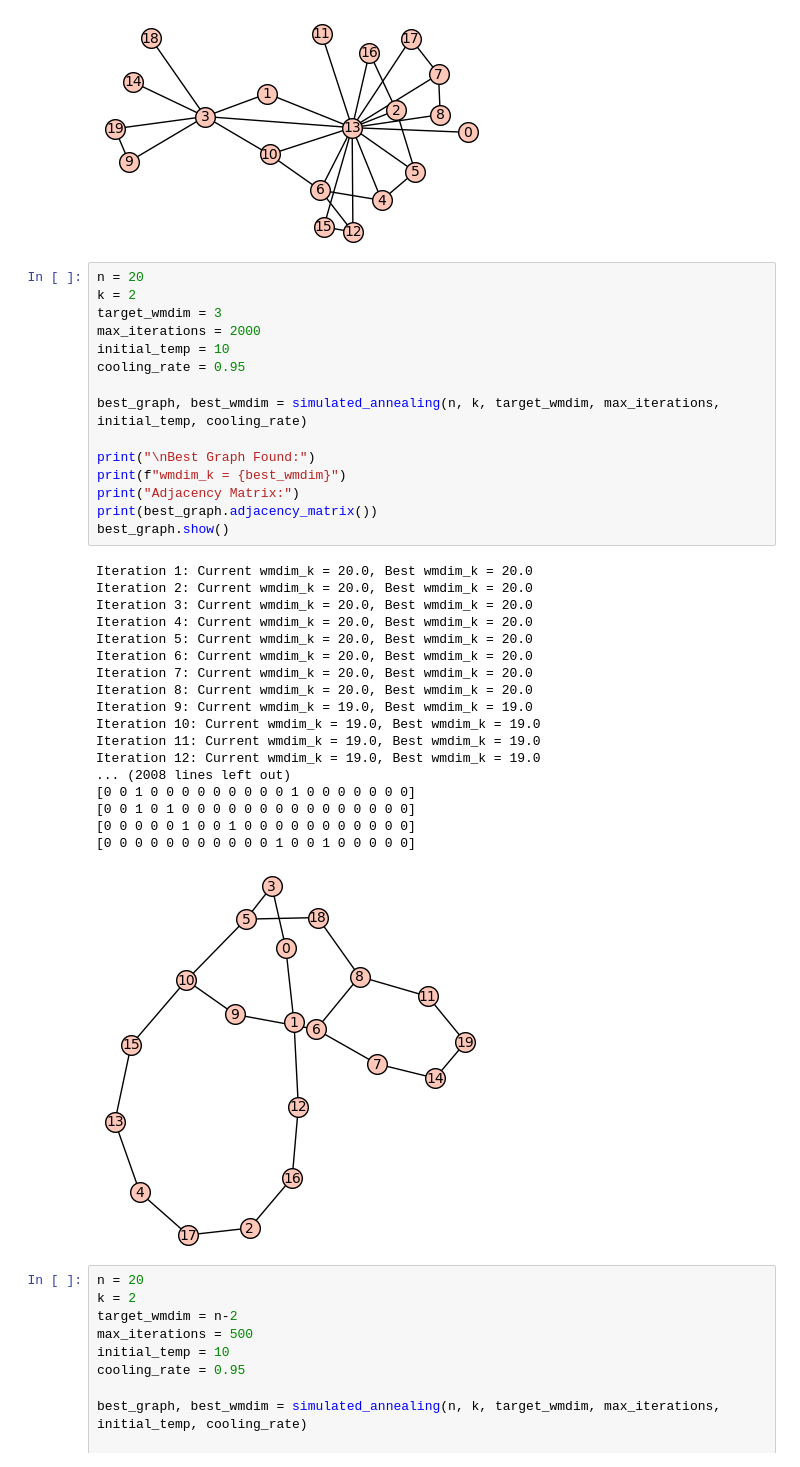
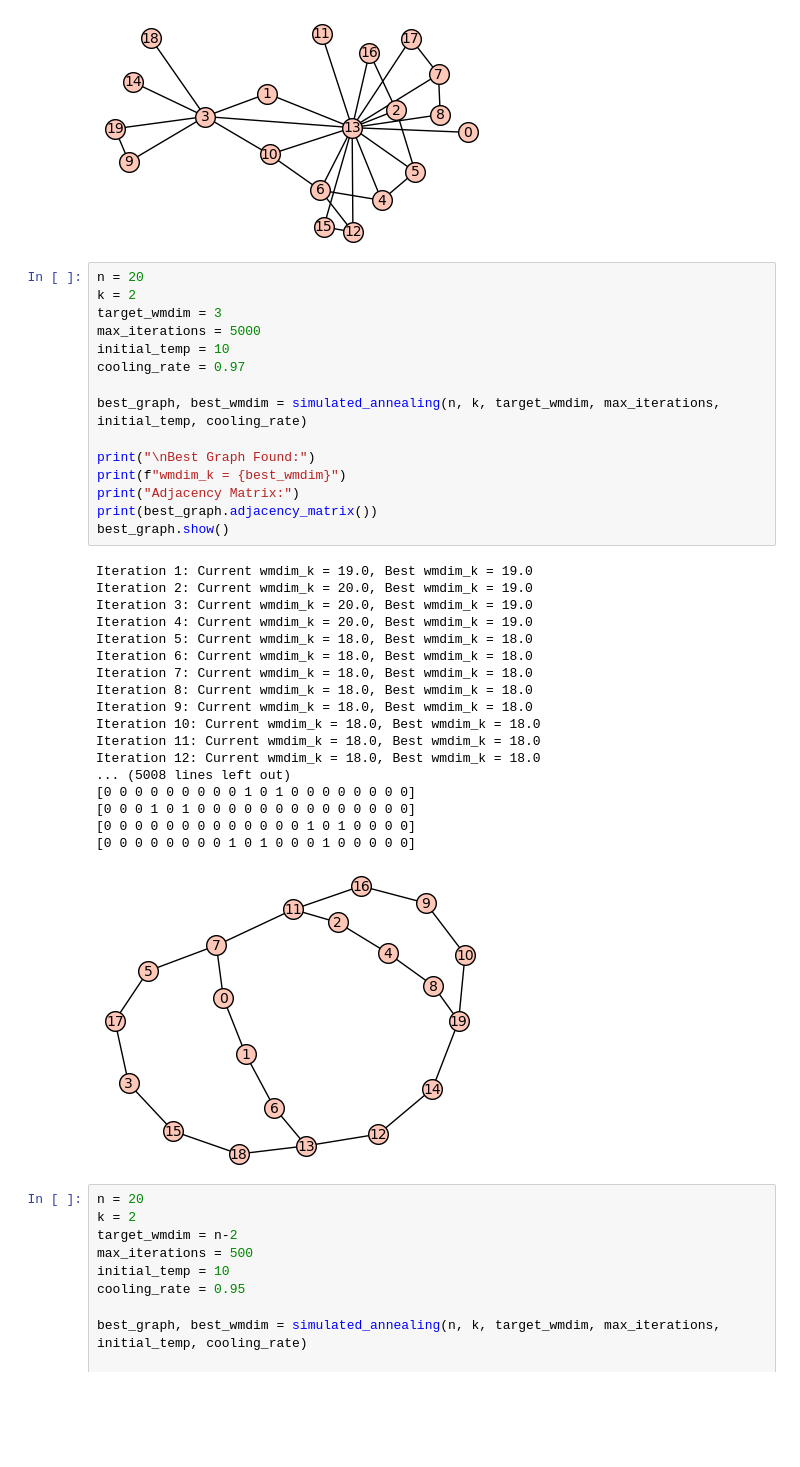
Before and after one commit to lanmedle/Weak-Mixed-kMetric-Dimension, a Jupyter notebook: hill_climbing.ipynb, the cells around one changed output. Saved outputs shown, nothing was run; the diff lists cells and outputs as text; blank space fills up the shorter version.

```diff
--- a/hill_climbing.ipynb
+++ b/hill_climbing.ipynb
@@ -244,37 +244,37 @@ Iteration 12: Current wmdim_k = 10.0, Best wmdim_k = 10.0
 # %%
 n = 20
 k = 2
 target_wmdim = 3
-max_iterations = 2000
+max_iterations = 5000
 initial_temp = 10
-cooling_rate = 0.95
+cooling_rate = 0.97
 
 best_graph, best_wmdim = simulated_annealing(n, k, target_wmdim, max_iterations, initial_temp, cooling_rate)
 
 print("\nBest Graph Found:")
 print(f"wmdim_k = {best_wmdim}")
 print("Adjacency Matrix:")
 print(best_graph.adjacency_matrix())
 best_graph.show()
 # %% [output]
-Iteration 1: Current wmdim_k = 20.0, Best wmdim_k = 20.0
-Iteration 2: Current wmdim_k = 20.0, Best wmdim_k = 20.0
-Iteration 3: Current wmdim_k = 20.0, Best wmdim_k = 20.0
-Iteration 4: Current wmdim_k = 20.0, Best wmdim_k = 20.0
-Iteration 5: Current wmdim_k = 20.0, Best wmdim_k = 20.0
-Iteration 6: Current wmdim_k = 20.0, Best wmdim_k = 20.0
-Iteration 7: Current wmdim_k = 20.0, Best wmdim_k = 20.0
-Iteration 8: Current wmdim_k = 20.0, Best wmdim_k = 20.0
-Iteration 9: Current wmdim_k = 19.0, Best wmdim_k = 19.0
-Iteration 10: Current wmdim_k = 19.0, Best wmdim_k = 19.0
-Iteration 11: Current wmdim_k = 19.0, Best wmdim_k = 19.0
-Iteration 12: Current wmdim_k = 19.0, Best wmdim_k = 19.0
-... (2008 lines left out)
-[0 0 1 0 0 0 0 0 0 0 0 0 1 0 0 0 0 0 0 0]
-[0 0 1 0 1 0 0 0 0 0 0 0 0 0 0 0 0 0 0 0]
-[0 0 0 0 0 1 0 0 1 0 0 0 0 0 0 0 0 0 0 0]
-[0 0 0 0 0 0 0 0 0 0 0 1 0 0 1 0 0 0 0 0]
+Iteration 1: Current wmdim_k = 19.0, Best wmdim_k = 19.0
+Iteration 2: Current wmdim_k = 20.0, Best wmdim_k = 19.0
+Iteration 3: Current wmdim_k = 20.0, Best wmdim_k = 19.0
+Iteration 4: Current wmdim_k = 20.0, Best wmdim_k = 19.0
+Iteration 5: Current wmdim_k = 18.0, Best wmdim_k = 18.0
+Iteration 6: Current wmdim_k = 18.0, Best wmdim_k = 18.0
+Iteration 7: Current wmdim_k = 18.0, Best wmdim_k = 18.0
+Iteration 8: Current wmdim_k = 18.0, Best wmdim_k = 18.0
+Iteration 9: Current wmdim_k = 18.0, Best wmdim_k = 18.0
+Iteration 10: Current wmdim_k = 18.0, Best wmdim_k = 18.0
+Iteration 11: Current wmdim_k = 18.0, Best wmdim_k = 18.0
+Iteration 12: Current wmdim_k = 18.0, Best wmdim_k = 18.0
+... (5008 lines left out)
+[0 0 0 0 0 0 0 0 0 1 0 1 0 0 0 0 0 0 0 0]
+[0 0 0 1 0 1 0 0 0 0 0 0 0 0 0 0 0 0 0 0]
+[0 0 0 0 0 0 0 0 0 0 0 0 0 1 0 1 0 0 0 0]
+[0 0 0 0 0 0 0 0 1 0 1 0 0 0 1 0 0 0 0 0]
-[figure, old version]
+[figure, new version]
 # %%
 n = 20
 k = 2
```
Also changed, not shown: parts of 1 cell of this notebook, 1 other file.
